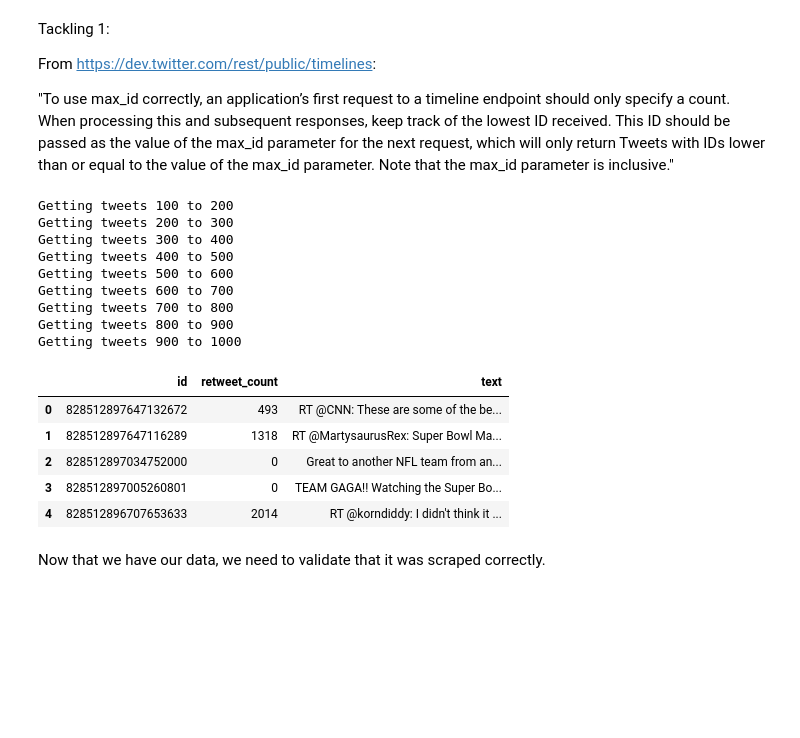
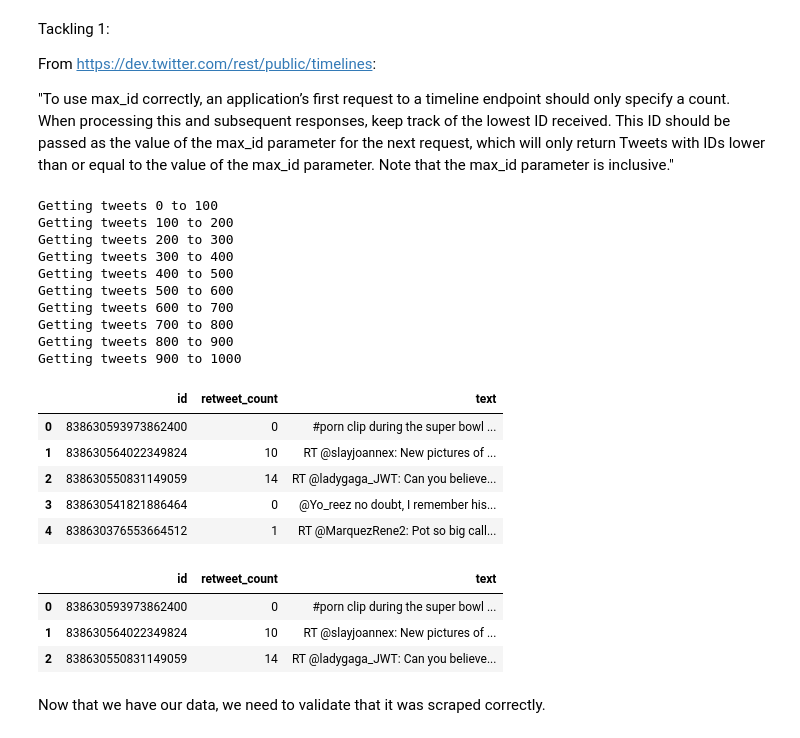
Before and after one commit to chang/Media-Automation-IMC495, a Jupyter notebook: Text-Mining-Twitter/2 - Scraping Twitter.ipynb, the cells around one changed output. Drawn from its saved outputs; the diff is of its cells as text; code cells hidden in the pictures; blank space fills up the shorter version.

Commit message:
clean up twitter mining code and add comments

```diff
--- a/Text-Mining-Twitter/2 - Scraping Twitter.ipynb
+++ b/Text-Mining-Twitter/2 - Scraping Twitter.ipynb
@@ -15,63 +15,64 @@ From https://dev.twitter.com/rest/public/timelines:
 # %%
 import twitter
 import pandas as pd
-import python.twitter_authentication as twit_auth
-twitter_api = twit_auth.authenticate_twitter()
+from twitter_helpers.authentication import authenticate_twitter
 # %%
-def grab_tweets(SEARCHTERM, n):
+def scrape_tweets(SEARCHTERM, n):
     """
     Input: a search term and a number of tweets to grab
     Output: a pandas dataframe of the tweet text and other parameters
     """
+    twitter_api = authenticate_twitter()
     data_types = ['id', 'text', 'retweet_count']
 
     tweets_dict = {}
     tweets_dict['id'] = []
     tweets_dict['text'] = []
     tweets_dict['retweet_count'] = []
+    max_id = 999999999999999999999999  # choose an arbitrarily big number as the initial max_id
 
-    # initial search without max_id parameter
-    search = twitter_api.search.tweets(q=SEARCHTERM, count=100)
-    results = list(search.values())
-
-    for data in data_types:
-        for i in range(100):
-            tweets_dict[data].append(results[0][i][data])
-
-    # now repeat the request to get rest of results,
-    # setting max_id to the lowest id - 1 (to avoid duplicate tweets)
-    for i in range(n // 100 - 1):
-        print('Getting tweets', (i+1)*100, 'to', (i+2)*100)
+    for i in range(n // 100):
+        print('Getting tweets', i*100, 'to', (i+1)*100)
         search = twitter_api.search.tweets(q=SEARCHTERM,
                                            count=100,
-                                           max_id=str(min(tweets_dict['id'])-1))
+                                           max_id=max_id)
         results = list(search.values())
 
         for data in data_types:
             for i in range(100):
                 tweets_dict[data].append(results[0][i][data])
 
+        max_id = min(tweets_dict['id']) - 1
+
     # convert to a pandas dataframe and return
     return pd.DataFrame(tweets_dict)
 # %%
-tweets = grab_tweets(SEARCHTERM="Super Bowl", n=1000)
+tweets = scrape_tweets(SEARCHTERM="Super Bowl", n=1000)
 tweets.head()
 # %% [output]
+Getting tweets 0 to 100
 Getting tweets 100 to 200
 Getting tweets 200 to 300
 Getting tweets 300 to 400
 Getting tweets 400 to 500
 Getting tweets 500 to 600
 Getting tweets 600 to 700
 Getting tweets 700 to 800
 Getting tweets 800 to 900
 Getting tweets 900 to 1000
 |  | id | retweet_count | text |
-| 0 | 828512897647132672 | 493 | RT @CNN: These are some of the be... |
-| 1 | 828512897647116289 | 1318 | RT @MartysaurusRex: Super Bowl Ma... |
-| 2 | 828512897034752000 | 0 | Great to another NFL team from an... |
-| 3 | 828512897005260801 | 0 | TEAM GAGA!! Watching the Super Bo... |
-| 4 | 828512896707653633 | 2014 | RT @korndiddy: I didn't think it ... |
+| 0 | 838630593973862400 | 0 | #porn clip during the super bowl ... |
+| 1 | 838630564022349824 | 10 | RT @slayjoannex: New pictures of ... |
+| 2 | 838630550831149059 | 14 | RT @ladygaga_JWT: Can you believe... |
+| 3 | 838630541821886464 | 0 | @Yo_reez no doubt, I remember his... |
+| 4 | 838630376553664512 | 1 | RT @MarquezRene2: Pot so big call... |
+# %%
+tweets.head(3)
+# %% [output]
+|  | id | retweet_count | text |
+| 0 | 838630593973862400 | 0 | #porn clip during the super bowl ... |
+| 1 | 838630564022349824 | 10 | RT @slayjoannex: New pictures of ... |
+| 2 | 838630550831149059 | 14 | RT @ladygaga_JWT: Can you believe... |
 # %% [markdown]
 Now that we have our data, we need to validate that it was scraped correctly.
 # %%
```
Also changed, not shown: 1 other file.
